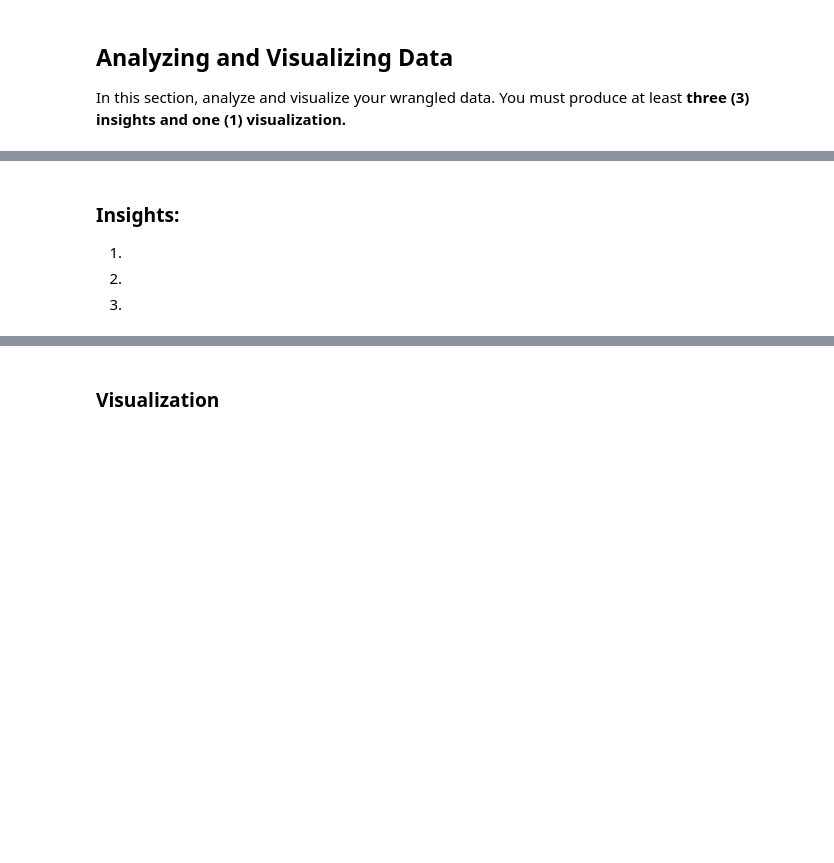
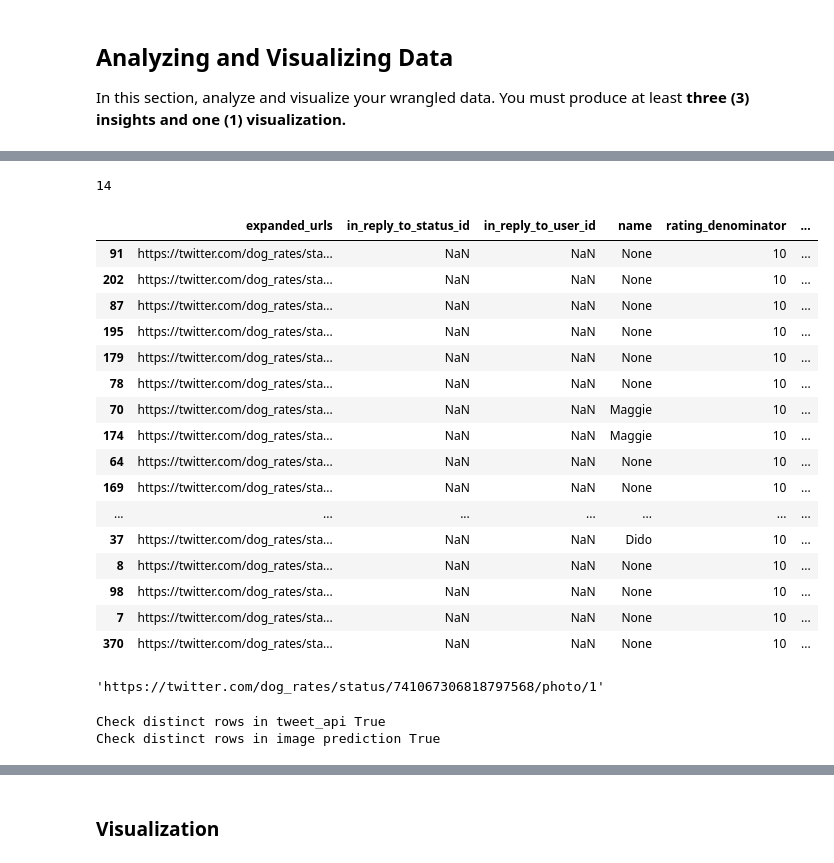
Before and after one commit to minhtutruong712/Data-wrangling---WeRateDogs---Udacity-, a Jupyter notebook: wrangle_act.ipynb, the cells around one changed output, grey strips where cells are left out. Cells and saved outputs as stored; diff of their text form; code cells hidden in the pictures; blank space fills up the shorter version.

```diff
--- a/wrangle_act.ipynb
+++ b/wrangle_act.ipynb
@@ -559,7 +551,38 @@ master.head()
-# %% [markdown]
-### Insights:
-1.
-
-2.
-
-3.
+# %%
+# check duplicates number is 14 tweet_ids = 2366 - 2352 due to difference dog type
+master[master.duplicated(subset='tweet_id', keep='last') == True]['tweet_id'].count()
+# %% [output]
+14
+# %%
+# show all duplcates
+master[master.duplicated(subset='tweet_id', keep=False) == True].sort_values(by='tweet_id')
+# %% [output]
+|  | expanded_urls | in_reply_to_status_id | in_reply_to_user_id | name | rating_denominator | ... |
+| 91 | https://twitter.com/dog_rates/sta... | NaN | NaN | None | 10 | ... |
+| 202 | https://twitter.com/dog_rates/sta... | NaN | NaN | None | 10 | ... |
+| 87 | https://twitter.com/dog_rates/sta... | NaN | NaN | None | 10 | ... |
+| 195 | https://twitter.com/dog_rates/sta... | NaN | NaN | None | 10 | ... |
+| 179 | https://twitter.com/dog_rates/sta... | NaN | NaN | None | 10 | ... |
+| 78 | https://twitter.com/dog_rates/sta... | NaN | NaN | None | 10 | ... |
+| 70 | https://twitter.com/dog_rates/sta... | NaN | NaN | Maggie | 10 | ... |
+| 174 | https://twitter.com/dog_rates/sta... | NaN | NaN | Maggie | 10 | ... |
+| 64 | https://twitter.com/dog_rates/sta... | NaN | NaN | None | 10 | ... |
+| 169 | https://twitter.com/dog_rates/sta... | NaN | NaN | None | 10 | ... |
+| ... | ... | ... | ... | ... | ... | ... |
+| 37 | https://twitter.com/dog_rates/sta... | NaN | NaN | Dido | 10 | ... |
+| 8 | https://twitter.com/dog_rates/sta... | NaN | NaN | None | 10 | ... |
+| 98 | https://twitter.com/dog_rates/sta... | NaN | NaN | None | 10 | ... |
+| 7 | https://twitter.com/dog_rates/sta... | NaN | NaN | None | 10 | ... |
+| 370 | https://twitter.com/dog_rates/sta... | NaN | NaN | None | 10 | ... |
+# %%
+master[master.duplicated(subset='tweet_id', keep=False) == True].sort_values(by='tweet_id').at[195, 'expanded_urls']
+# %% [output]
+'https://twitter.com/dog_rates/status/741067306818797568/photo/1'
+# %%
+## Tweet_ID having the biggest retweets and favorites
+# check distinction in the other 2 datasets to make sure left join without duplications
+print('Check distinct rows in tweet_api', tweet_api['tweet_id'].nunique() == tweet_api['tweet_id'].shape[0])
+print('Check distinct rows in image prediction', image_prediction['tweet_id'].nunique() == image_prediction['tweet_id'].shape[0])
+# %% [output]
+Check distinct rows in tweet_api True
+Check distinct rows in image prediction True
```
Also changed, not shown: parts of 18 cells of this notebook.
